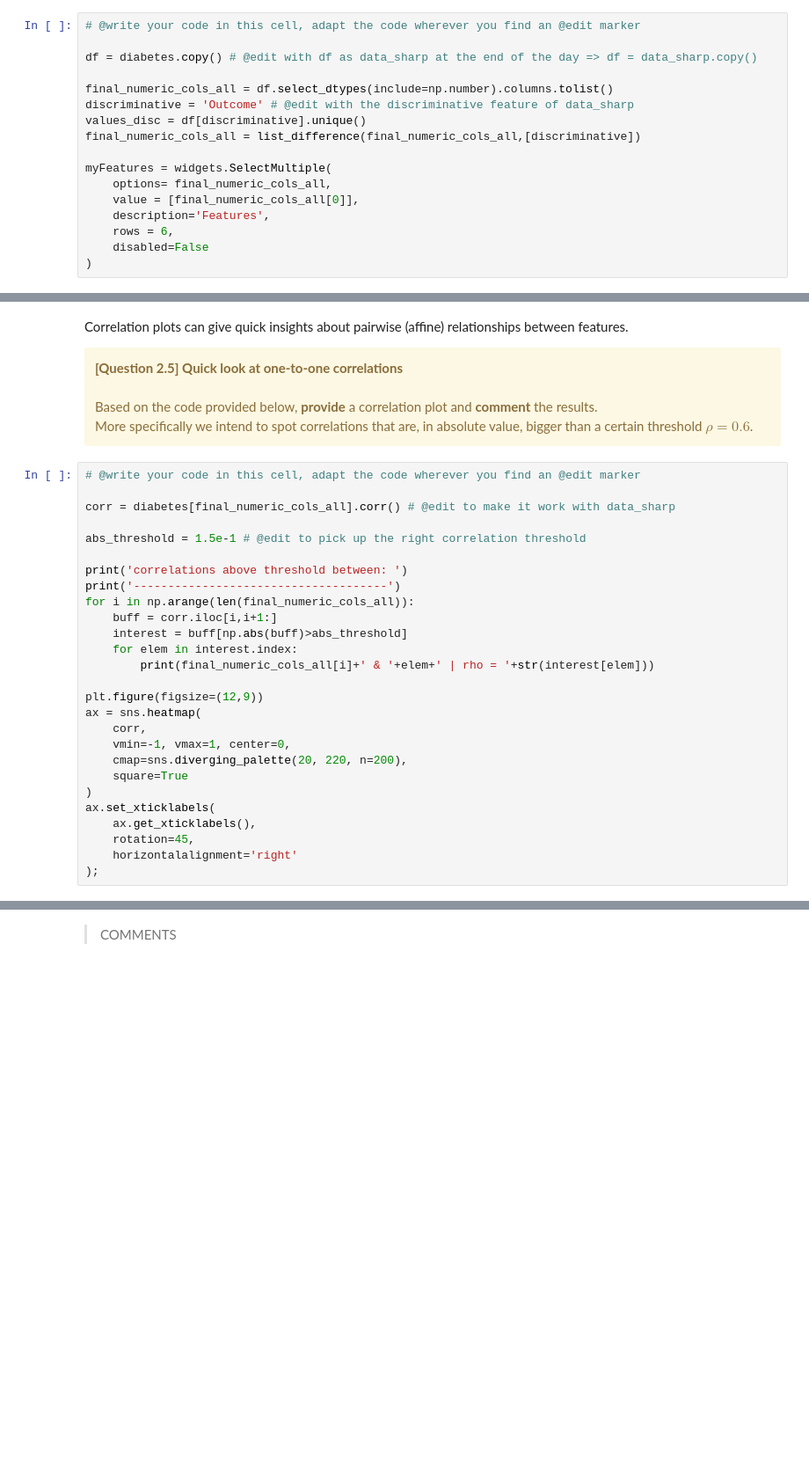
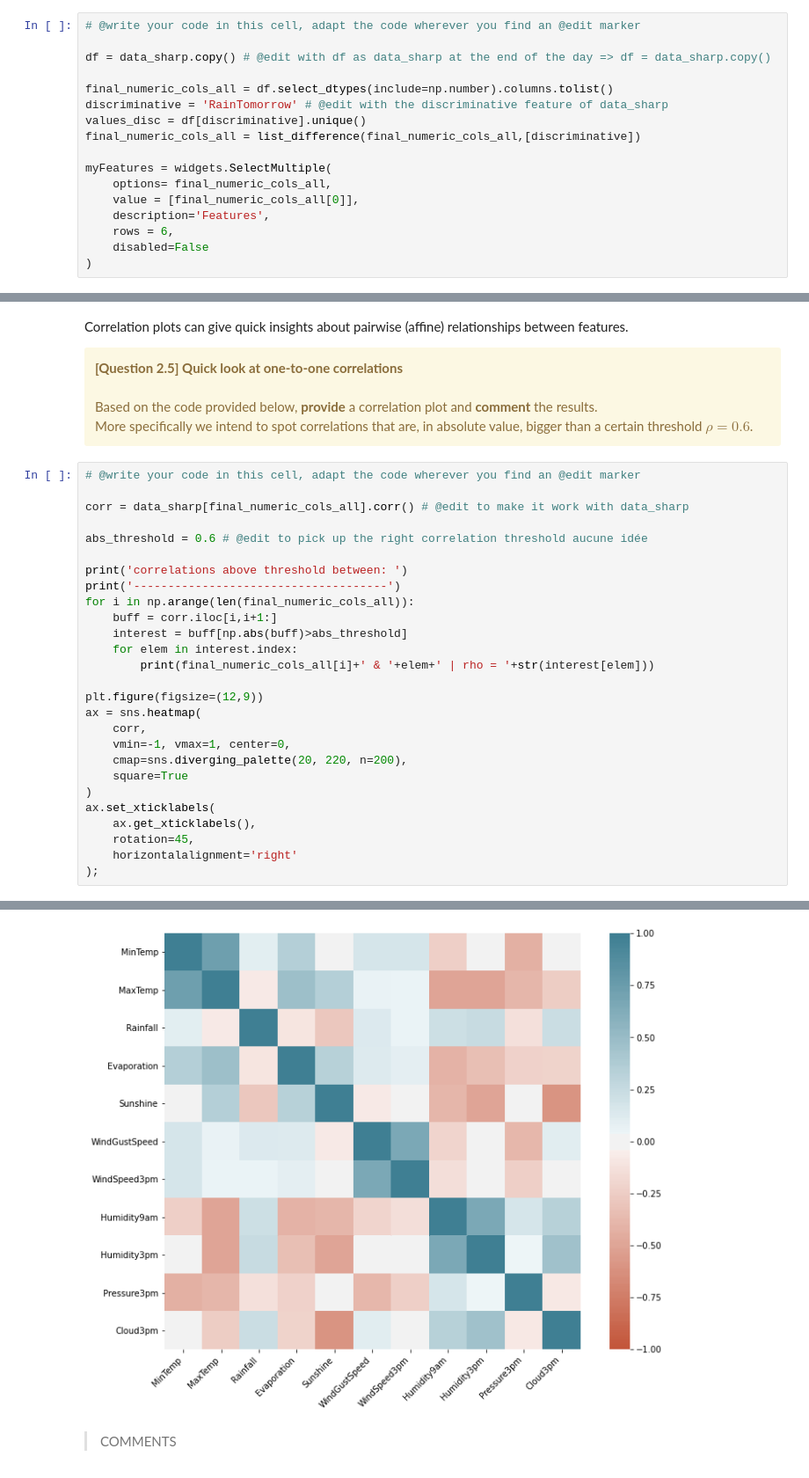
Before and after one commit to Smessens/SImonSimonHack, a Jupyter notebook: Hackathon03-Classification.ipynb, the cells around one changed output, grey strips where cells are left out. Shown at 88% size. Saved outputs shown, nothing was run; the diff lists cells and outputs as text; blank space fills up the shorter version.

```diff
--- a/Hackathon03-Classification.ipynb
+++ b/Hackathon03-Classification.ipynb
@@ -570,10 +561,10 @@ One Numerical Feature : <i>BloodPressure</i>
 # %%
 # @write your code in this cell, adapt the code wherever you find an @edit marker
 
-df = diabetes.copy() # @edit with df as data_sharp at the end of the day => df = data_sharp.copy()
+df = data_sharp.copy() # @edit with df as data_sharp at the end of the day => df = data_sharp.copy()
 
 final_numeric_cols_all = df.select_dtypes(include=np.number).columns.tolist()
-discriminative = 'Outcome' # @edit with the discriminative feature of data_sharp
+discriminative = 'RainTomorrow' # @edit with the discriminative feature of data_sharp
 values_disc = df[discriminative].unique()
 final_numeric_cols_all = list_difference(final_numeric_cols_all,[discriminative])
 
@@ -667,9 +690,9 @@ Correlation plots can give quick insights about pairwise (affine) relationships
 # %%
 # @write your code in this cell, adapt the code wherever you find an @edit marker
 
-corr = diabetes[final_numeric_cols_all].corr() # @edit to make it work with data_sharp
+corr = data_sharp[final_numeric_cols_all].corr() # @edit to make it work with data_sharp
 
-abs_threshold = 1.5e-1 # @edit to pick up the right correlation threshold
+abs_threshold = 0.6 # @edit to pick up the right correlation threshold aucune idée
 
 print('correlations above threshold between: ')
 print('-------------------------------------')
@@ -691,3 +714,4 @@ ax.set_xticklabels(
     rotation=45,
     horizontalalignment='right'
 );
+# %% [output]
@@ -694,3 +724,4 @@ ax.set_xticklabels(
+[figure, added]
 # %% [markdown]
 >COMMENTS
 # %% [markdown]
```
Also changed, not shown: parts of 11 cells of this notebook.
